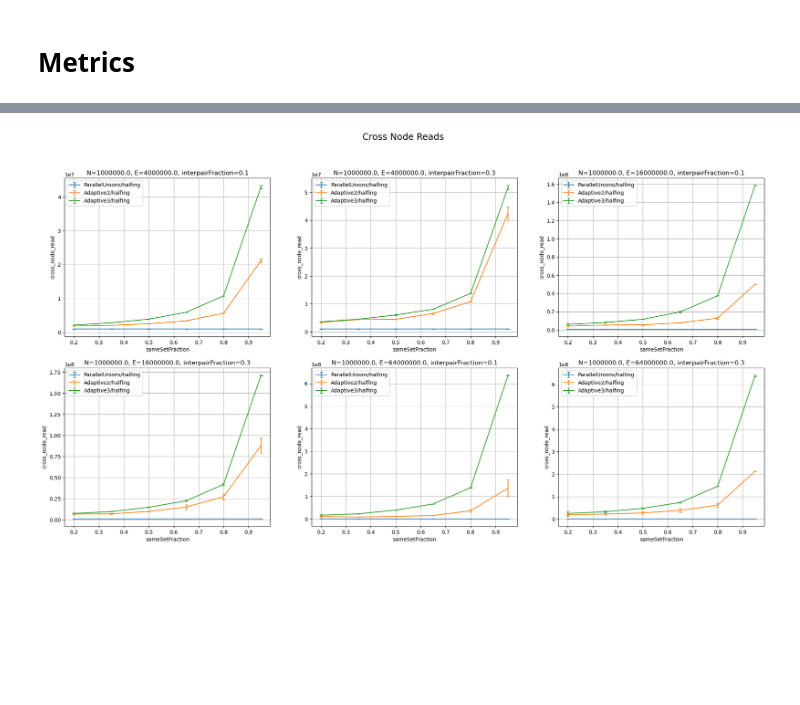
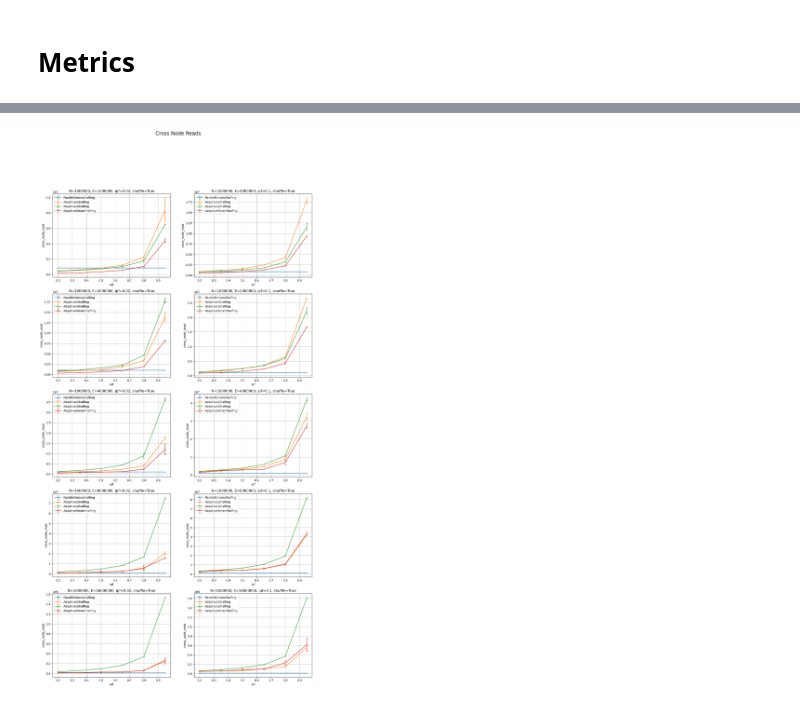
Before and after one commit to raid-7/NUMA-aware-DSU, a Jupyter notebook: postprocess/DSUs.ipynb, the cells around one changed output, grey strips where cells are left out. Drawn from its saved outputs; the diff is of its cells as text; code cells hidden in the pictures; blank space fills up the shorter version.

```diff
--- a/postprocess/DSUs.ipynb
+++ b/postprocess/DSUs.ipynb
@@ -222,9 +293,4 @@ def good_dsus(x):
     s = x['DSU'].str
     return x[s.contains('halfing') & (s.contains('Adaptive2') | s.contains('Adaptive3') | s.contains('Parallel'))]
 
-met = pd.read_csv('measurements/out-shuffled-with-metrics.csv').sort_values(axis=0, by="E", kind='stable')
-
-m2 = emit_metric(met, prod_united)
-m2 = m2
-plot_met(m2, "united_cross_node_access", "interpairFraction", "DSU", ssf_in([0.2, 0.35,0.65], halfing_dsus_nu))
-plt.suptitle("Cross Node Accesses", fontsize='x-large');
+met = pd.read_csv('measurements/out-new-with-metrics.csv').sort_values(axis=0, by="E", kind='stable')
@@ -237,5 +304,5 @@ plot_thrpt(data.sort_values(by="E", kind="stable"), "interpairFraction", "DSU",
 # %%
-plot_met(met, "cross_node_read", "sameSetFraction", "DSU", ipf_in([0.1, 0.3], halfing_dsus_nu))
+plot_met(met, "cross_node_read", "ssf", "DSU", halfing_dsus_nu, nc=2)
 plt.suptitle("Cross Node Reads", fontsize='xx-large');
 # %% [output]
-[figure, old version]
+[figure, new version]
```
Also changed, not shown: parts of 21 cells of this notebook, 8 other files.
